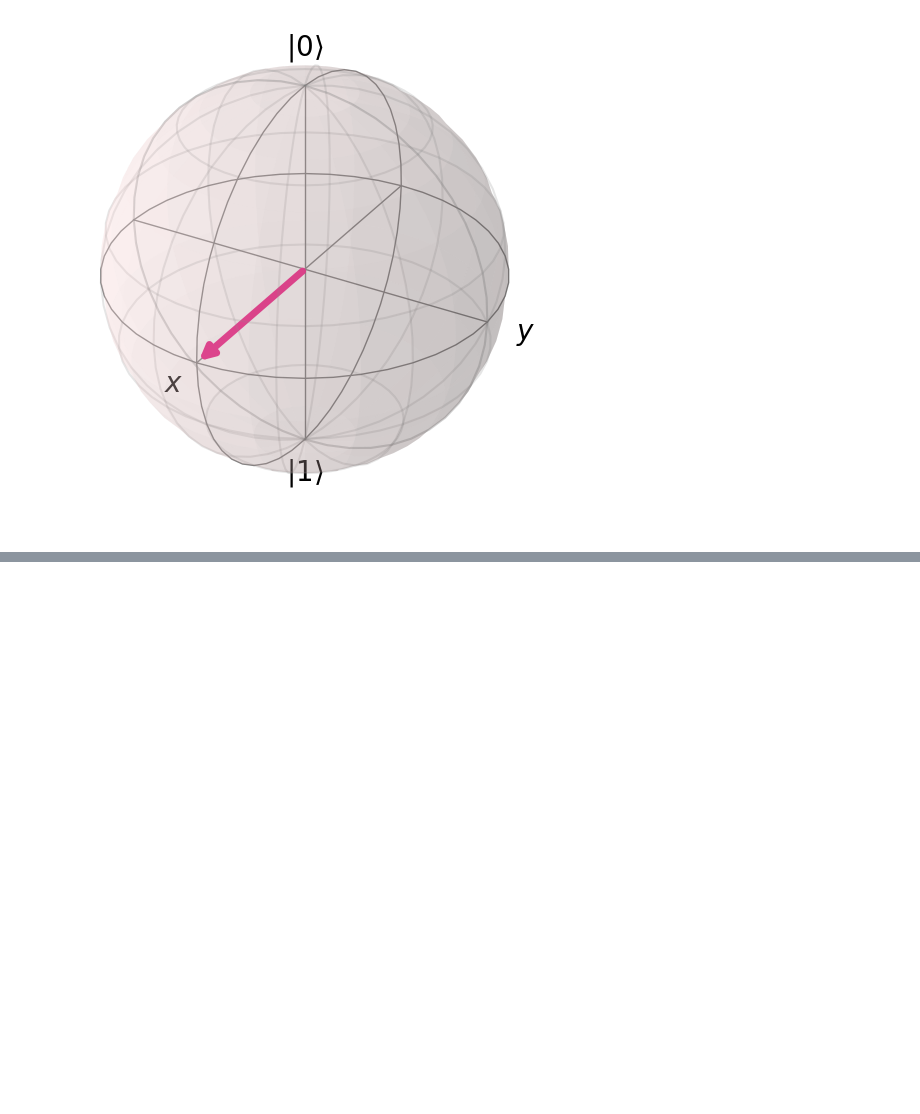
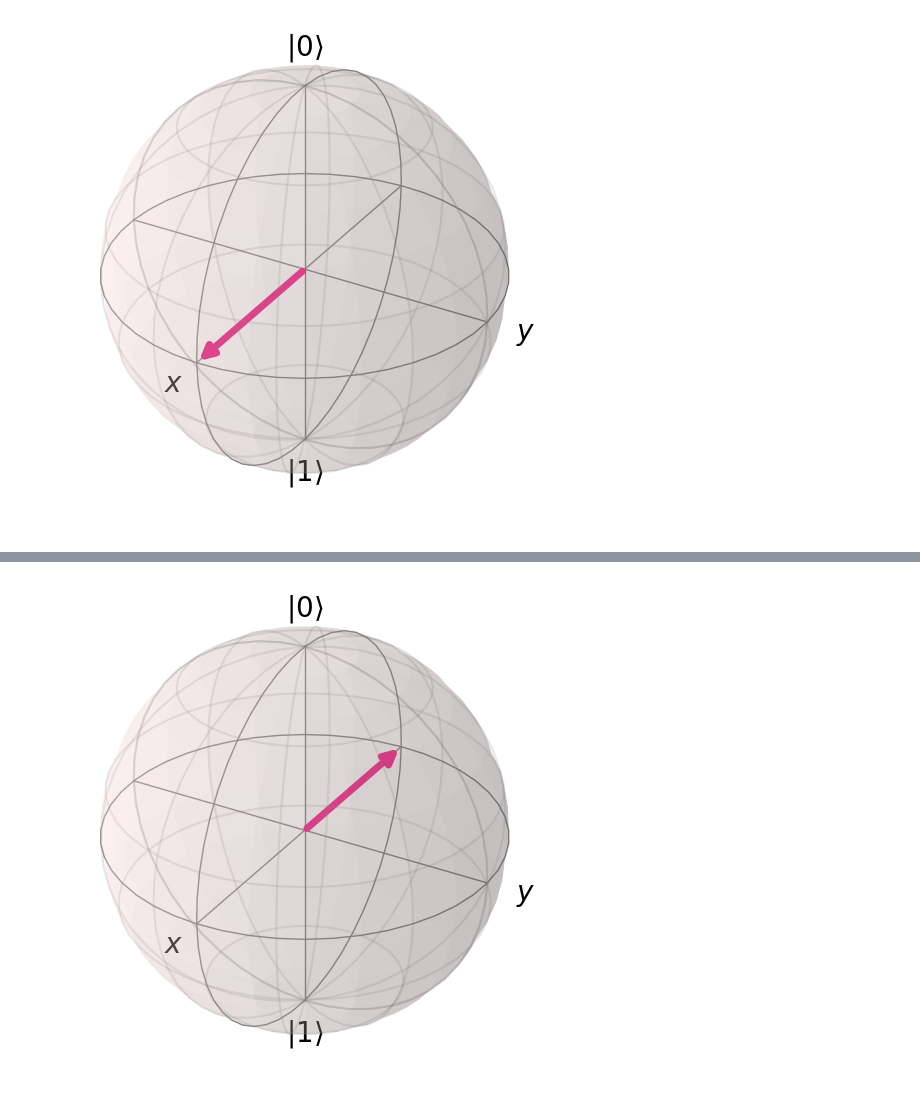
Before and after one commit to QuantumQuipu/QuantumScholars2023, a Jupyter notebook: QuantumScholars_Sesión_1.ipynb, the cells around one changed output, grey strips where cells are left out. Saved outputs shown, nothing was run; the diff lists cells and outputs as text; code cells hidden in the pictures; blank space fills up the shorter version.

```diff
--- a/QuantumScholars_Sesión_1.ipynb
+++ b/QuantumScholars_Sesión_1.ipynb
@@ -546,0 +698,4 @@ Puedes donar una vez en el siguiente enlace (Ko-Fi):
+# %%
+plot_bloch_vector([1, np.pi/2, np.pi], coord_type='spherical')
+# %% [output]
+[figure, added]
```
Also changed, not shown: parts of 216 cells of this notebook.
